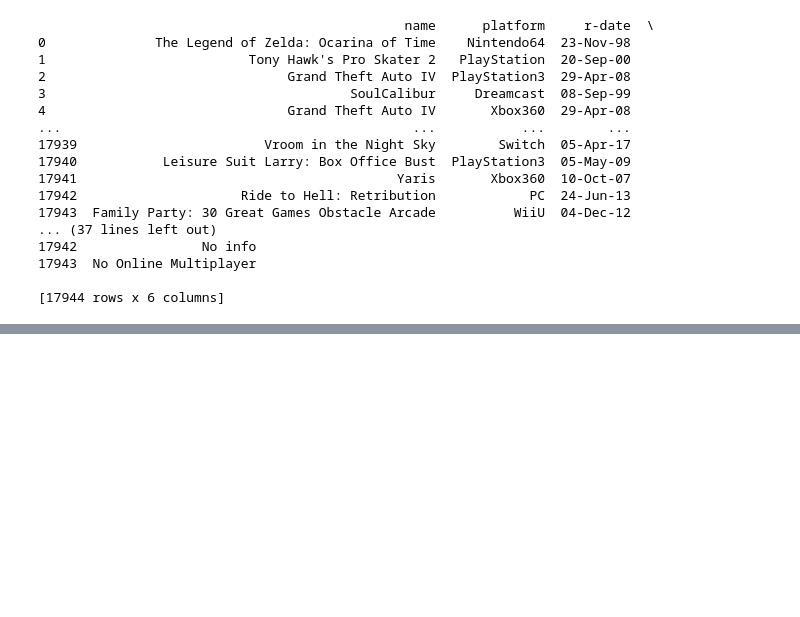
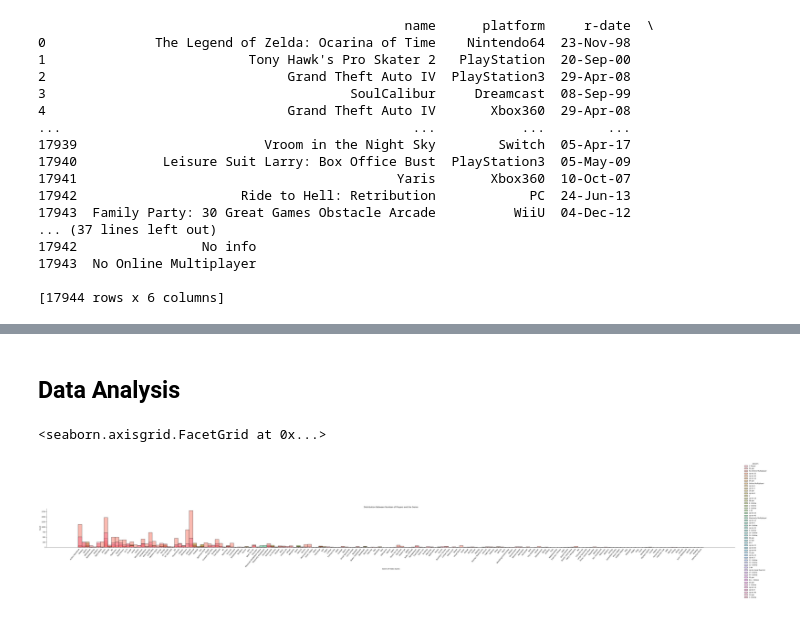
Before and after one commit to ubco-W2022T1-cosc301/project-group07, a Jupyter notebook: notebooks/analysis1.ipynb, the cells around one changed output, grey strips where cells are left out. Saved outputs shown, nothing was run; the diff lists cells and outputs as text; code cells hidden in the pictures; blank space fills up the shorter version.

Commit message:
analysis1 clean, process, method chain

```diff
--- a/notebooks/analysis1.ipynb
+++ b/notebooks/analysis1.ipynb
@@ -29,0 +89,5 @@ print(df)
+# %%
+import project_functions1 as pf1
+
+df = pf1.load_and_process(r"../data/processed/games-data-processed.csv")
+df.head(10)
@@ -29,0 +106,9 @@ print(df)
+# %% [markdown]
+## Data Analysis
+# %%
+genres_displot = sns.displot(data=df, x=df["genre"], hue="players", height=4, aspect=15)
+genres_displot.set(xlabel="Genre of Video Game", ylabel="Count", title="Distribution Between Number of Players and the Genre")
+genres_displot.set_xticklabels(rotation=50, ha="right")
+# %% [output]
+<seaborn.axisgrid.FacetGrid at 0x...>
+[figure, added]
```
Also changed, not shown: parts of 9 cells of this notebook, 2 other files.
